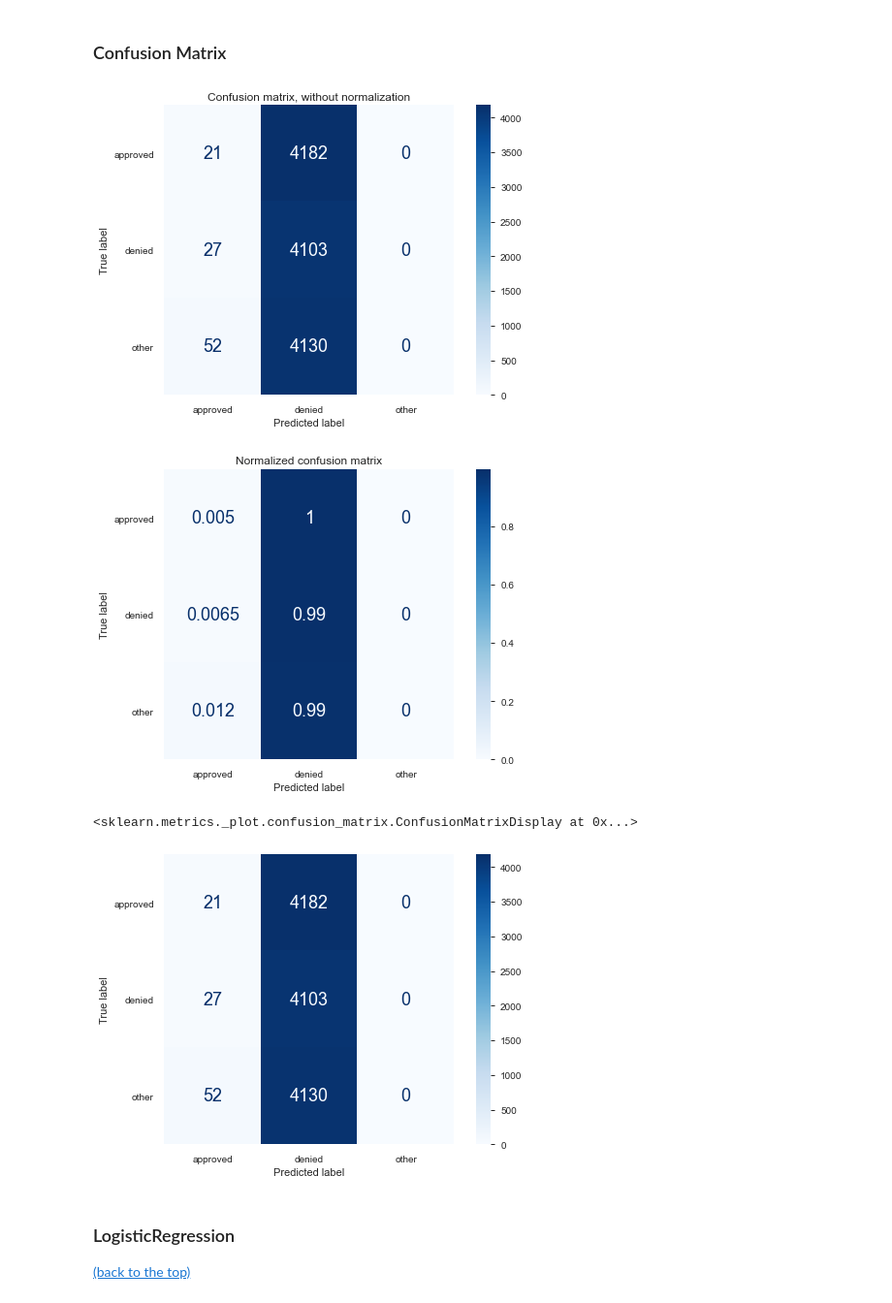
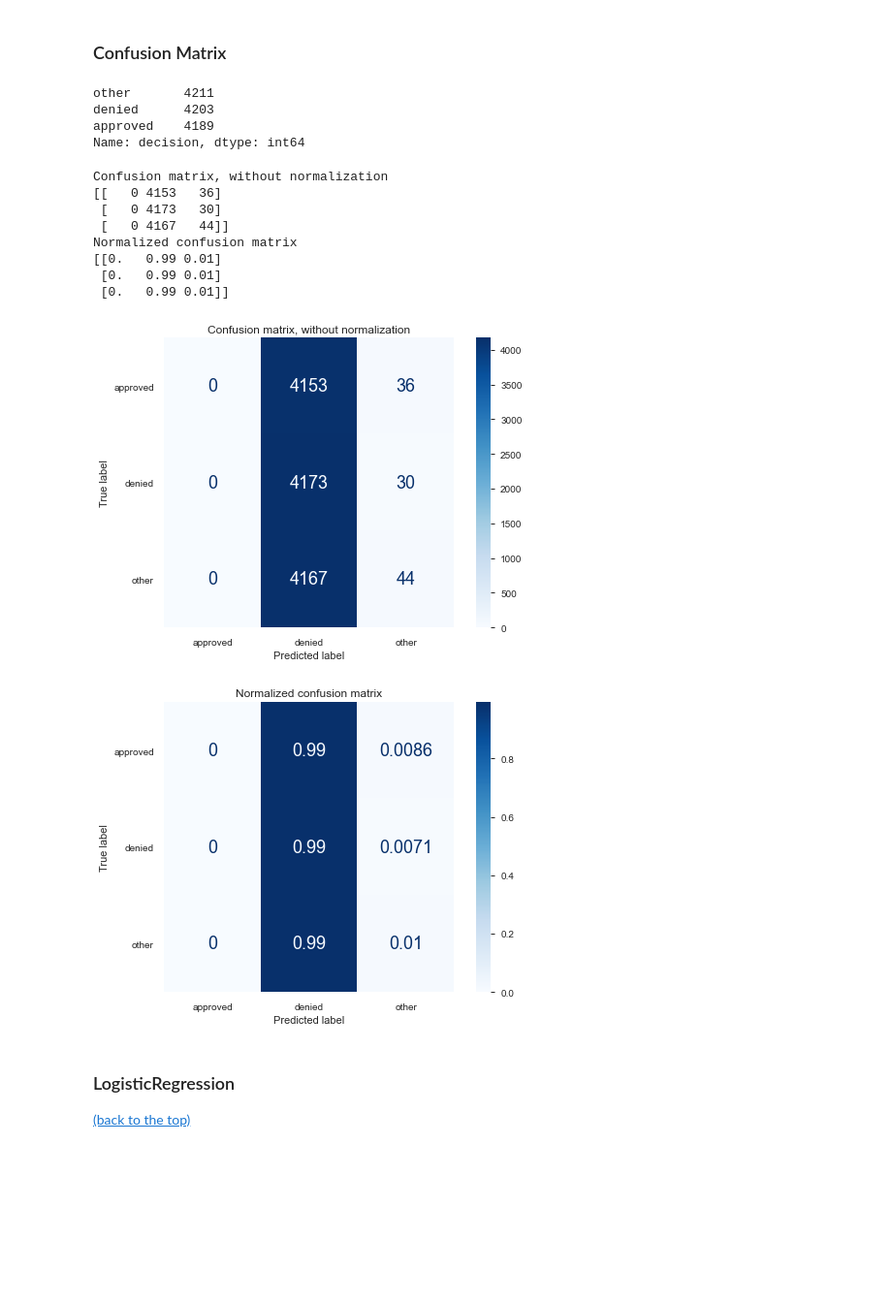
Before and after one commit to adreyzin/Philly_L_and_I_Appeals, a Jupyter notebook: City of Philadelphia Licenses and Inspections Appeals.ipynb, the cells around one changed output. Shown at 97% size. Drawn from its saved outputs; the diff is of its cells as text; code cells hidden in the pictures; blank space fills up the shorter version.

```diff
--- a/City of Philadelphia Licenses and Inspections Appeals.ipynb
+++ b/City of Philadelphia Licenses and Inspections Appeals.ipynb
@@ -968,9 +1025,9 @@ Index(['the_geom', 'the_geom_webmercator', 'objectid', 'addressobjectid',
 from imblearn.over_sampling import RandomOverSampler
 
 ros = RandomOverSampler(random_state=0)
-ros.fit(X,y)
+ros.fit(X['original'], y['original'])
 
-X, y = ros.fit_resample(X, y)
+X['over'], y['over'] = ros.fit_resample(X['original'], y['original'])
 # %%
 # import the preprocessing package
 from sklearn import preprocessing
@@ -981,8 +1044,10 @@ X_train, X_test, y_train, y_test = train_test_split(X, y, test_size=0.25, random
 # %%
-print('X_train.shape',X_train.shape)
-print('X_test.shape',X_test.shape)
-print('y_train.size', y_train.size)
-print('y_test.size', y_test.size)
-print('y_train.value_counts',y_train.value_counts())
-print('y_train.describe', y_test.value_counts())
+for sample in samples:
+    print('\n' + sample + ' sample')
+    print('X_train.shape',X_train[sample].shape)
+    print('X_test.shape',X_test[sample].shape)
+    print('y_train.size', y_train[sample].size)
+    print('y_test.size', y_test[sample].size)
+    print('y_train.value_counts',y_train[sample].value_counts())
+    print('y_train.describe', y_test[sample].value_counts())
 # %% [output]
@@ -1087,0 +1161,20 @@ Train Accuracy 0.36518125882321606
+# %%
+model = svm.LinearSVC() # Linear Kernel
+features=['Board of Building Standards', 'L&I Review Board Codes', 'Zoning Board of Adjustment','fromCC', 'censustract']
+
+y_true_train = y_train['over']
+y_true_test = y_test['over']
+
+X_train_temp = X_train['over'][features]
+X_test_temp = X_test['over'][features]
+
+#    print("X_train_temp.columns:", X_train_temp.columns)
+model.fit(X_train_temp,y_true_train)
+
+y_pred_test = model.predict(X_test_temp)
+y_pred_train = model.predict(X_train_temp)
+print("y_pred_test.describe:", pd.Series(y_pred_test).value_counts())
+print("y_pred_train.describe:", pd.Series(y_pred_train).value_counts())
+
+print('Test Accuracy', metrics.accuracy_score(y_true=y_true_test.to_numpy(), y_pred=y_pred_test))
+print('Train Accuracy', metrics.accuracy_score(y_true=y_true_train.to_numpy(), y_pred=y_pred_train))
@@ -1173,34 +1305,42 @@ Train Accuracy 0.33572170577737526
 # %% [markdown]
 ### Confusion Matrix
+# %%
+y_true_test.value_counts()
+# %% [output]
+other       4211
+denied      4203
+approved    4189
+Name: decision, dtype: int64
 # %%
 from sklearn.metrics import plot_confusion_matrix
 
 np.set_printoptions(precision=2)
 
 # Plot non-normalized confusion matrix
 titles_options = [("Confusion matrix, without normalization", None),
                   ("Normalized confusion matrix", 'true')]
 for title, normalize in titles_options:
     disp = plot_confusion_matrix(model, X_test_temp, y_true_test,
-                                 display_labels=y_true_test.sort_values().unique(),
+#                                 display_labels=y_true_test.sort_values().unique(),
                                  cmap=plt.cm.Blues,
                                  normalize=normalize)
     disp.ax_.set_title(title)
 
-#    print(title)
-#    print(disp.confusion_matrix)
+    print(title)
+    print(disp.confusion_matrix)
 
 plt.show()
 # %% [output]
+Confusion matrix, without normalization
+[[   0 4153   36]
+ [   0 4173   30]
+ [   0 4167   44]]
+Normalized confusion matrix
+[[0.   0.99 0.01]
+ [0.   0.99 0.01]
+ [0.   0.99 0.01]]
-[figure, old version]
+[figure, new version]
-[figure, old version]
+[figure, new version]
-# %%
-plot_confusion_matrix(model, X_test_temp[features], y_true_test,
-                                 display_labels=y_true_test.unique(),
-                                 cmap=plt.cm.Blues)
-# %% [output]
-<sklearn.metrics._plot.confusion_matrix.ConfusionMatrixDisplay at 0x...>
-[figure, removed]
 # %% [markdown]
 ### LogisticRegression
 [(back to the top)](#top)
```
Also changed, not shown: parts of 136 cells of this notebook, 2 other files.
